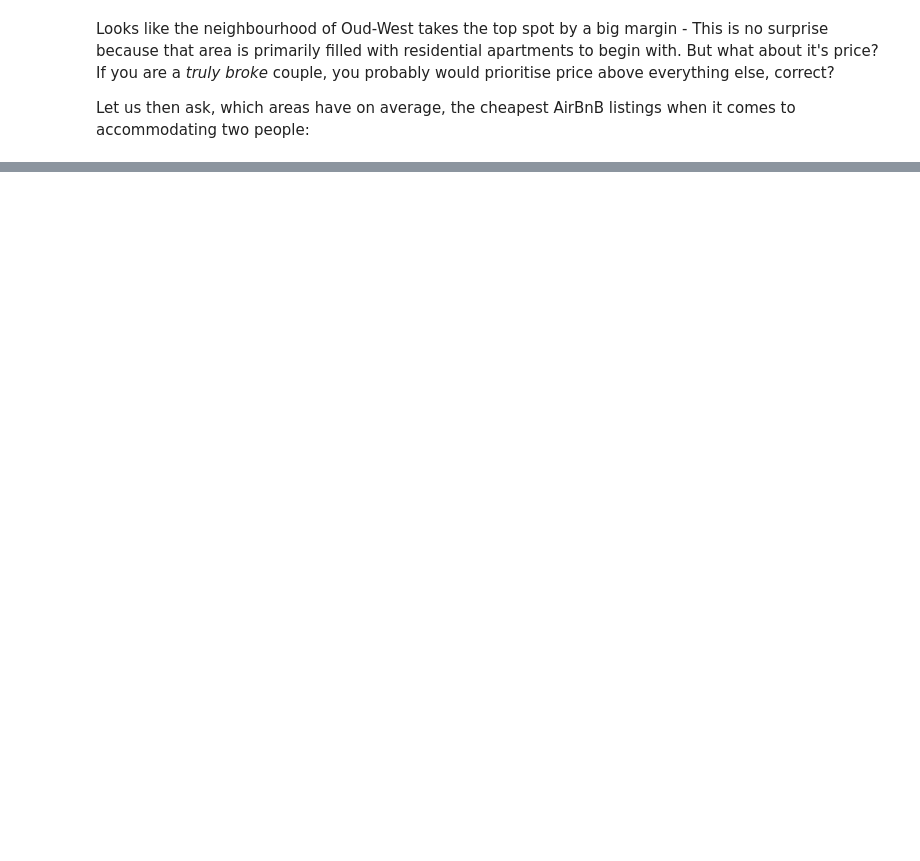
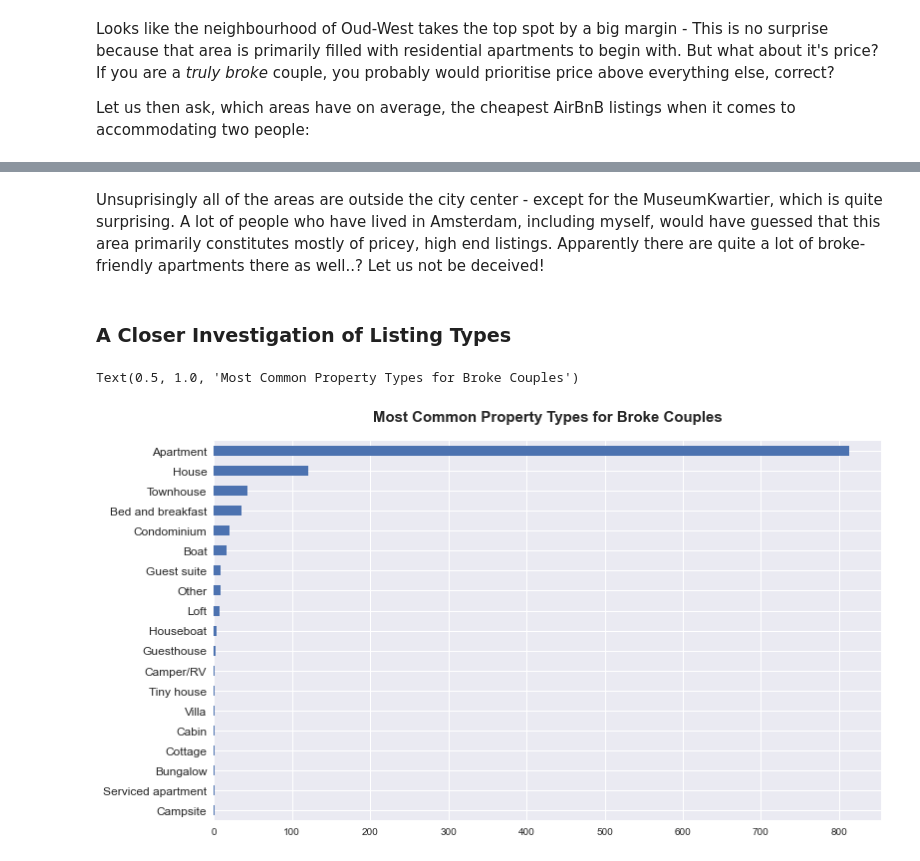
Before and after one commit to Chatresabarkah/AirBnB-EDA, a Jupyter notebook: Noob-EDA-AirBnB.ipynb, the cells around one changed output, grey strips where cells are left out. Saved outputs shown, nothing was run; the diff lists cells and outputs as text; code cells hidden in the pictures; blank space fills up the shorter version.

```diff
--- a/Noob-EDA-AirBnB.ipynb
+++ b/Noob-EDA-AirBnB.ipynb
@@ -189,0 +214,13 @@ Text(0.5, 1.0, 'Top 10 Areas with Cheapest Listings (On Average)')
+# %% [markdown]
+Unsuprisingly all of the areas are outside the city center - except for the MuseumKwartier, which is quite surprising. A lot of people who have lived in Amsterdam, including myself, would have guessed that this area primarily constitutes mostly of pricey, high end listings. Apparently there are quite a lot of broke-friendly apartments there as well..? Let us not be deceived!
+# %% [markdown]
+### A Closer Investigation of Listing Types
+# %%
+plt.figure(figsize=(12,7))
+listingsv1['property_type'].value_counts().plot(kind='barh').invert_yaxis()
+plt.yticks(fontsize = 12, rotation = 0)
+plt.ylabel(None)
+plt.title('Most Common Property Types for Broke Couples', fontsize= 15, fontweight = 'bold', pad = 20)
+# %% [output]
+Text(0.5, 1.0, 'Most Common Property Types for Broke Couples')
+[figure, added]
```
Also changed, not shown: parts of 14 cells of this notebook.
